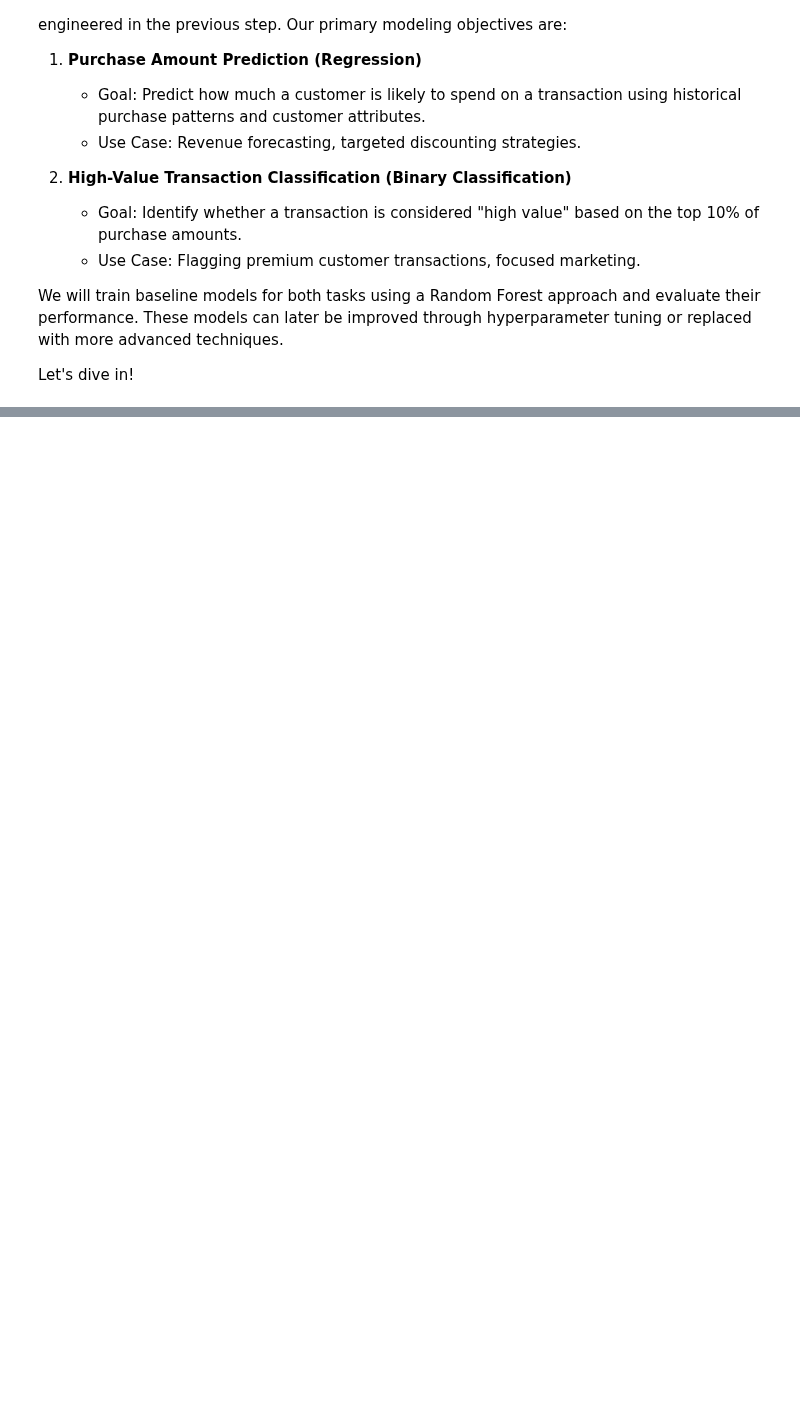
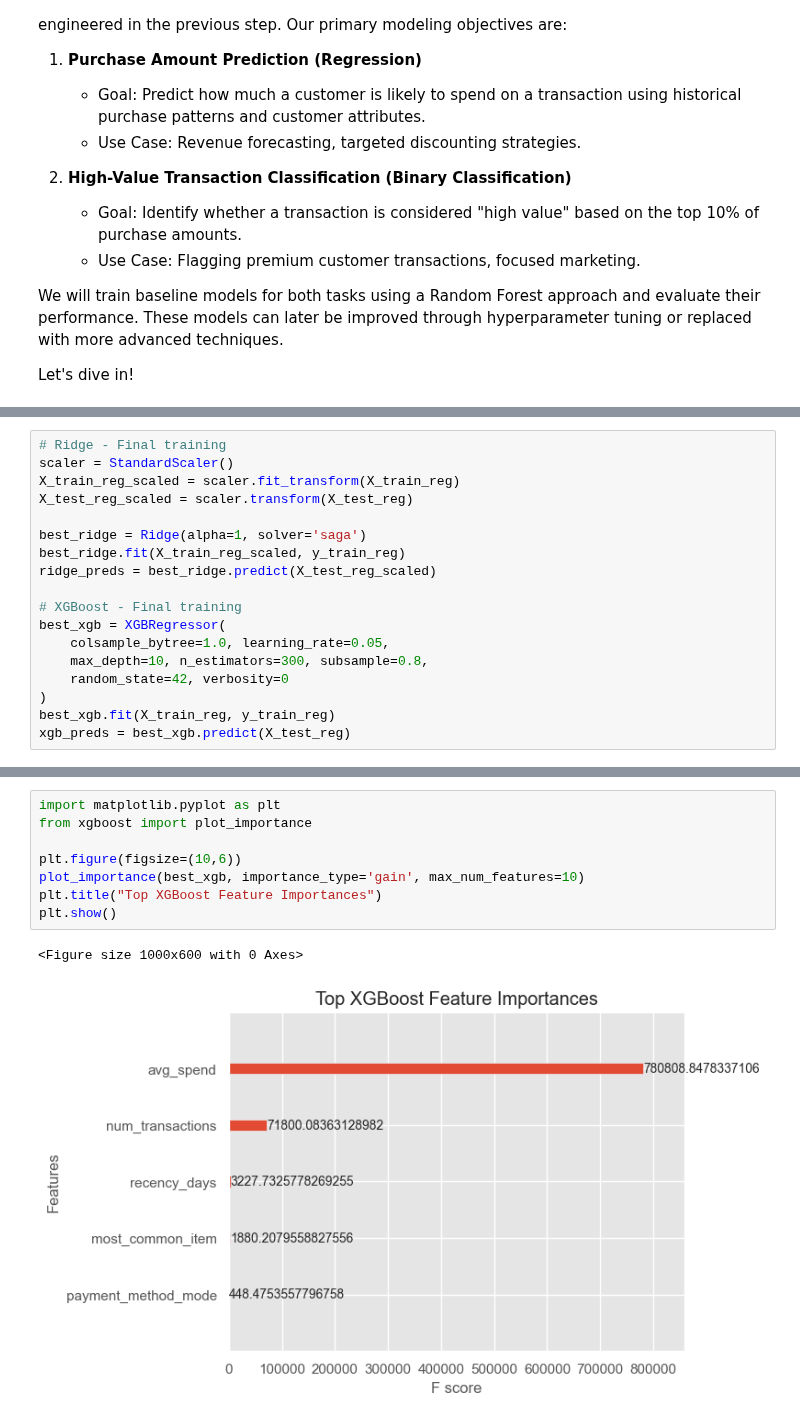
Before and after one commit to mandele1999/fashion-retail-sales, a Jupyter notebook: notebooks/04_modeling.ipynb, the cells around one changed output, grey strips where cells are left out. Drawn from its saved outputs; the diff is of its cells as text; blank space fills up the shorter version.

```diff
--- a/notebooks/04_modeling.ipynb
+++ b/notebooks/04_modeling.ipynb
@@ -90,0 +299,18 @@ R² Score: ~0.052 - The model isn't doing a great job capturing the underlying p
+# %%
+# Ridge - Final training
+scaler = StandardScaler()
+X_train_reg_scaled = scaler.fit_transform(X_train_reg)
+X_test_reg_scaled = scaler.transform(X_test_reg)
+
+best_ridge = Ridge(alpha=1, solver='saga')
+best_ridge.fit(X_train_reg_scaled, y_train_reg)
+ridge_preds = best_ridge.predict(X_test_reg_scaled)
+
+# XGBoost - Final training
+best_xgb = XGBRegressor(
+    colsample_bytree=1.0, learning_rate=0.05,
+    max_depth=10, n_estimators=300, subsample=0.8,
+    random_state=42, verbosity=0
+)
+best_xgb.fit(X_train_reg, y_train_reg)
+xgb_preds = best_xgb.predict(X_test_reg)
@@ -90,0 +332,11 @@ R² Score: ~0.052 - The model isn't doing a great job capturing the underlying p
+# %%
+import matplotlib.pyplot as plt
+from xgboost import plot_importance
+
+plt.figure(figsize=(10,6))
+plot_importance(best_xgb, importance_type='gain', max_num_features=10)
+plt.title("Top XGBoost Feature Importances")
+plt.show()
+# %% [output]
+<Figure size 1000x600 with 0 Axes>
+[figure, added]
```
Also changed, not shown: parts of 27 cells of this notebook.
